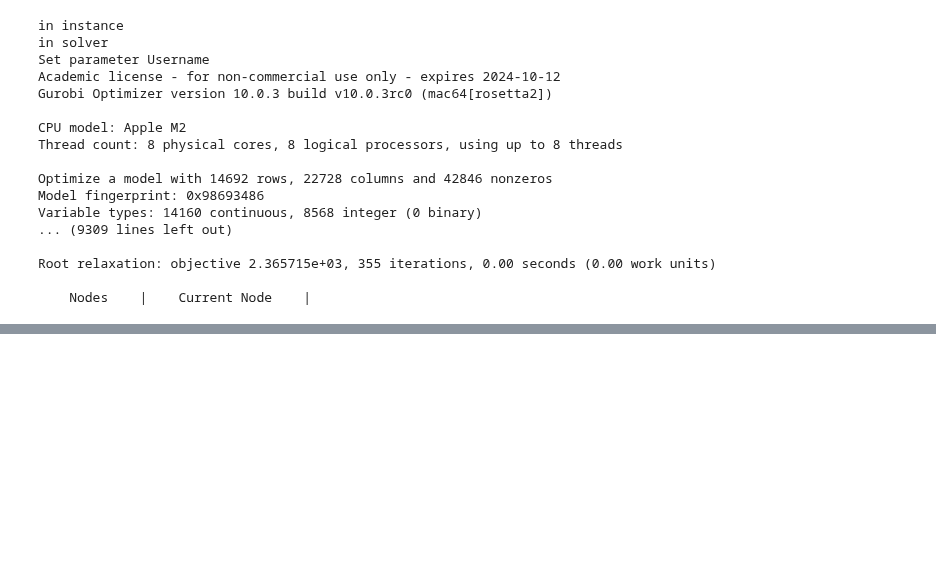
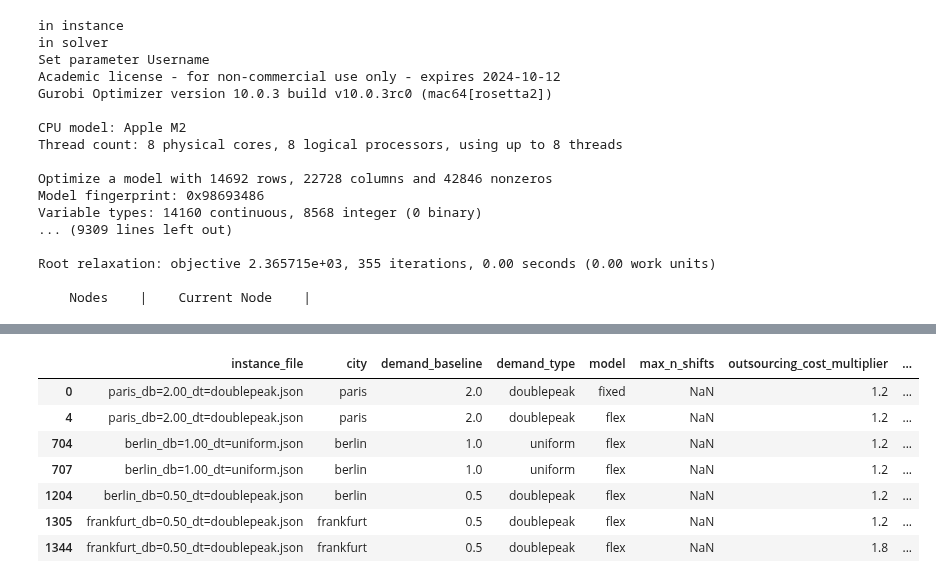
Before and after one commit to carlosperez1997/lmd-sizing-scheduling, a Jupyter notebook: code_output/shift_instance_output.ipynb, the cells around one changed output, grey strips where cells are left out. Drawn from its saved outputs; the diff is of its cells as text; code cells hidden in the pictures; blank space fills up the shorter version.

Commit message:
created a file to check all shift information and ran a check of what shifts look like

```diff
--- a/code_output/shift_instance_output.ipynb
+++ b/code_output/shift_instance_output.ipynb
@@ -155,10 +155,11 @@ Root relaxation: objective 2.365715e+03, 355 iterations, 0.00 seconds (0.00 work
 list_output = []
 
 for filename in os.listdir(r'../shifts'):
-    with open(f'../shifts/{filename}', 'r') as file:
-        data = json.load(file)
-        df_ = pd.DataFrame(data)
-        list_output.append(df_)
+    if filename.find('json')>-1:
+        with open(f'../shifts/{filename}', 'r') as file:
+            data = json.load(file)
+            df_ = pd.DataFrame(data)
+            list_output.append(df_)
 
 df_output = pd.concat(list_output, ignore_index = True)
-# df_output.to_excel(r'../code_team/code_cm/df_shifts_example.xlsx', index = False)
+df_output.to_excel(r'../code_team/code_cm/df_shifts_example.xlsx', index = False)
@@ -164,0 +175,13 @@ df_output = pd.concat(list_output, ignore_index = True)
+# %%
+df_freq = df_output.copy()
+df_freq.drop_duplicates(subset = ['shifts_start'], inplace = True)
+df_freq
+# %% [output]
+|  | instance_file | city | demand_baseline | demand_type | model | max_n_shifts | outsourcing_cost_multiplier | ... |
+| 0 | paris_db=2.00_dt=doublepeak.json | paris | 2.0 | doublepeak | fixed | NaN | 1.2 | ... |
+| 4 | paris_db=2.00_dt=doublepeak.json | paris | 2.0 | doublepeak | flex | NaN | 1.2 | ... |
+| 704 | berlin_db=1.00_dt=uniform.json | berlin | 1.0 | uniform | flex | NaN | 1.2 | ... |
+| 707 | berlin_db=1.00_dt=uniform.json | berlin | 1.0 | uniform | flex | NaN | 1.2 | ... |
+| 1204 | berlin_db=0.50_dt=doublepeak.json | berlin | 0.5 | doublepeak | flex | NaN | 1.2 | ... |
+| 1305 | frankfurt_db=0.50_dt=doublepeak.json | frankfurt | 0.5 | doublepeak | flex | NaN | 1.2 | ... |
+| 1344 | frankfurt_db=0.50_dt=doublepeak.json | frankfurt | 0.5 | doublepeak | flex | NaN | 1.8 | ... |
```
Also changed, not shown: parts of 1 cell of this notebook, 2 other files.
